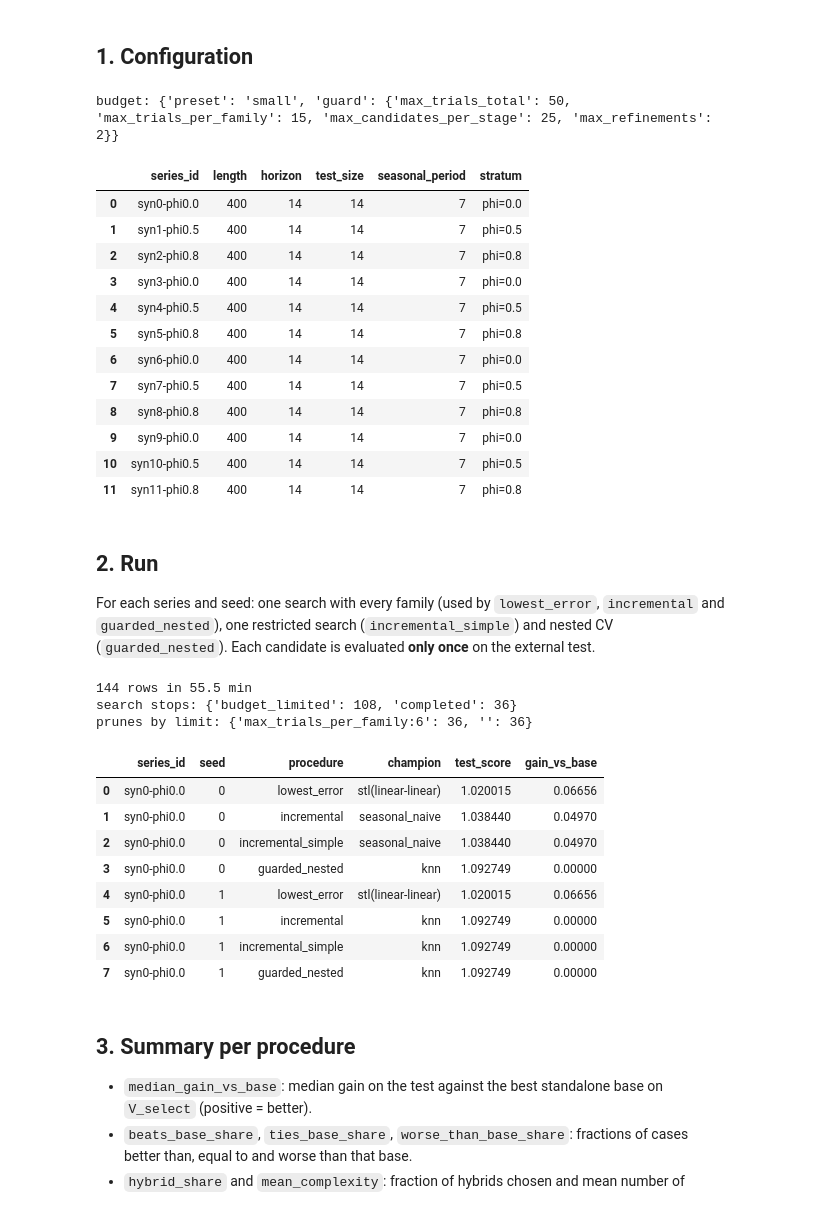
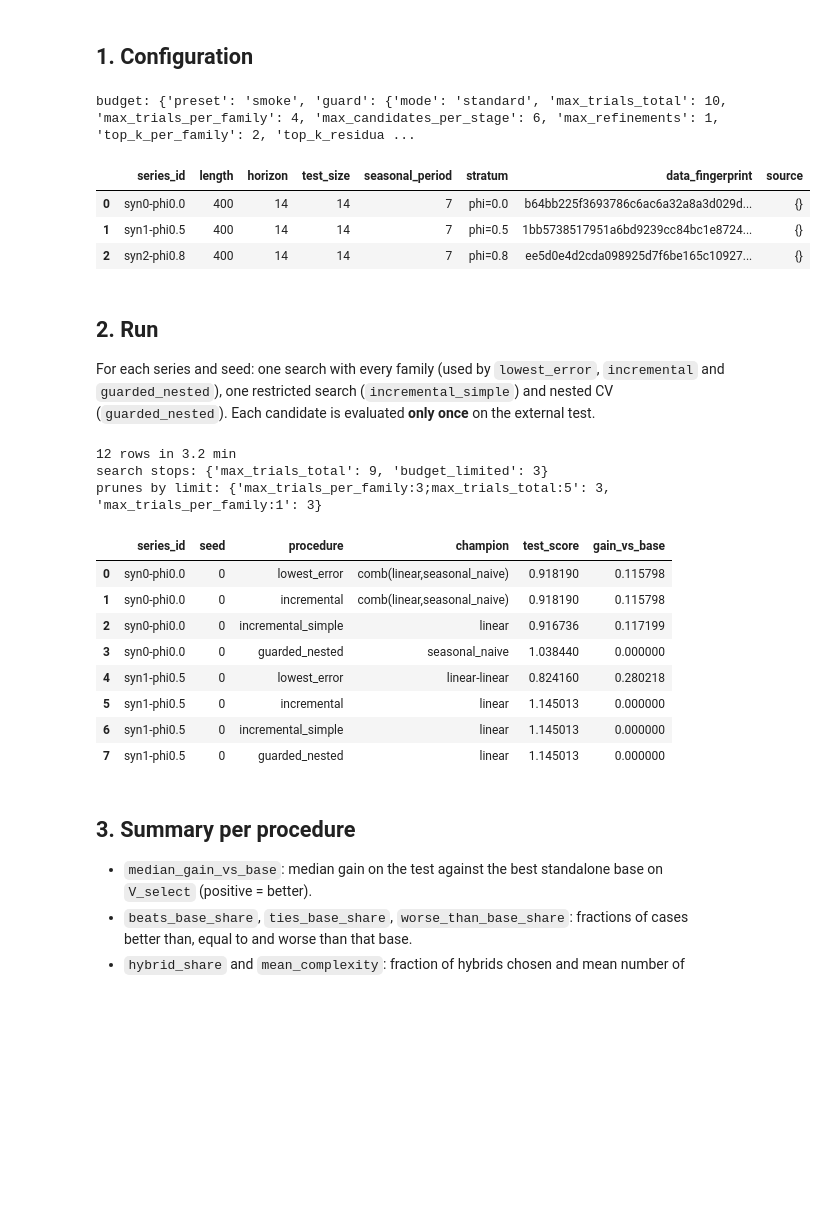
Before and after one commit to autohybts-lib/AutoHybTS, a Jupyter notebook: notebooks/en/09_ablation.ipynb, the cells around one changed output. Cells and saved outputs as stored; diff of their text form; code cells hidden in the pictures; blank space fills up the shorter version.

```diff
--- a/notebooks/en/09_ablation.ipynb
+++ b/notebooks/en/09_ablation.ipynb
@@ -56,36 +52,34 @@ The answers hold only for these series, this horizon and this budget.
 # %% [markdown]
 ## 1. Configuration
 # %%
-N_SERIES = 12
-SEEDS = (0, 1, 2)
-BUDGET = "small"  # 50 candidates: the search no longer stops at the total limit
+N_SERIES = 3
+SEEDS = (0,)
+BUDGET = "smoke"
+SPACE = {
+    "fold": 2,
+    "base_models": ("naive", "seasonal_naive", "linear"),
+    "correctors": ("linear",),
+    "residual_windows": (7,),
+    "alphas": (1.0,),
+}
 
 cases = list(synthetic_cases(N_SERIES))
-protocol = ablation_protocol(cases, SEEDS, BUDGET)
+protocol = ablation_protocol(cases, SEEDS, BUDGET, space=SPACE)
 print("budget:", protocol["budget"])
 pd.DataFrame(protocol["series"])
 # %% [output]
-budget: {'preset': 'small', 'guard': {'max_trials_total': 50, 'max_trials_per_family': 15, 'max_candidates_per_stage': 25, 'max_refinements': 2}}
+budget: {'preset': 'smoke', 'guard': {'mode': 'standard', 'max_trials_total': 10, 'max_trials_per_family': 4, 'max_candidates_per_stage': 6, 'max_refinements': 1, 'top_k_per_family': 2, 'top_k_residua ...
-|  | series_id | length | horizon | test_size | seasonal_period | stratum |
-| 0 | syn0-phi0.0 | 400 | 14 | 14 | 7 | phi=0.0 |
-| 1 | syn1-phi0.5 | 400 | 14 | 14 | 7 | phi=0.5 |
-| 2 | syn2-phi0.8 | 400 | 14 | 14 | 7 | phi=0.8 |
-| 3 | syn3-phi0.0 | 400 | 14 | 14 | 7 | phi=0.0 |
-| 4 | syn4-phi0.5 | 400 | 14 | 14 | 7 | phi=0.5 |
-| 5 | syn5-phi0.8 | 400 | 14 | 14 | 7 | phi=0.8 |
-| 6 | syn6-phi0.0 | 400 | 14 | 14 | 7 | phi=0.0 |
-| 7 | syn7-phi0.5 | 400 | 14 | 14 | 7 | phi=0.5 |
-| 8 | syn8-phi0.8 | 400 | 14 | 14 | 7 | phi=0.8 |
-| 9 | syn9-phi0.0 | 400 | 14 | 14 | 7 | phi=0.0 |
-| 10 | syn10-phi0.5 | 400 | 14 | 14 | 7 | phi=0.5 |
-| 11 | syn11-phi0.8 | 400 | 14 | 14 | 7 | phi=0.8 |
+|  | series_id | length | horizon | test_size | seasonal_period | stratum | data_fingerprint | source |
+| 0 | syn0-phi0.0 | 400 | 14 | 14 | 7 | phi=0.0 | b64bb225f3693786c6ac6a32a8a3d029d... | {} |
+| 1 | syn1-phi0.5 | 400 | 14 | 14 | 7 | phi=0.5 | 1bb5738517951a6bd9239cc84bc1e8724... | {} |
+| 2 | syn2-phi0.8 | 400 | 14 | 14 | 7 | phi=0.8 | ee5d0e4d2cda098925d7f6be165c10927... | {} |
 # %% [markdown]
 ## 2. Run
 
 For each series and seed: one search with every family (used by `lowest_error`, `incremental` and `guarded_nested`), one restricted search (`incremental_simple`) and nested CV (`guarded_nested`). Each candidate is evaluated **only once** on the external test.
 # %%
 started = time.perf_counter()
-table = run_ablation(cases, seeds=SEEDS, budget=BUDGET)
+table = run_ablation(cases, seeds=SEEDS, budget=BUDGET, space=SPACE)
 print(f"{len(table)} rows in {(time.perf_counter() - started) / 60:.1f} min")
 print("search stops:", table["stop_reason"].value_counts().to_dict())
 print(
@@ -94,18 +88,18 @@ print(
 )
 table[["series_id", "seed", "procedure", "champion", "test_score", "gain_vs_base"]].head(8)
 # %% [output]
-144 rows in 55.5 min
-search stops: {'budget_limited': 108, 'completed': 36}
-prunes by limit: {'max_trials_per_family:6': 36, '': 36}
+12 rows in 3.2 min
+search stops: {'max_trials_total': 9, 'budget_limited': 3}
+prunes by limit: {'max_trials_per_family:3;max_trials_total:5': 3, 'max_trials_per_family:1': 3}
 |  | series_id | seed | procedure | champion | test_score | gain_vs_base |
-| 0 | syn0-phi0.0 | 0 | lowest_error | stl(linear-linear) | 1.020015 | 0.06656 |
-| 1 | syn0-phi0.0 | 0 | incremental | seasonal_naive | 1.038440 | 0.04970 |
-| 2 | syn0-phi0.0 | 0 | incremental_simple | seasonal_naive | 1.038440 | 0.04970 |
-| 3 | syn0-phi0.0 | 0 | guarded_nested | knn | 1.092749 | 0.00000 |
-| 4 | syn0-phi0.0 | 1 | lowest_error | stl(linear-linear) | 1.020015 | 0.06656 |
-| 5 | syn0-phi0.0 | 1 | incremental | knn | 1.092749 | 0.00000 |
-| 6 | syn0-phi0.0 | 1 | incremental_simple | knn | 1.092749 | 0.00000 |
-| 7 | syn0-phi0.0 | 1 | guarded_nested | knn | 1.092749 | 0.00000 |
+| 0 | syn0-phi0.0 | 0 | lowest_error | comb(linear,seasonal_naive) | 0.918190 | 0.115798 |
+| 1 | syn0-phi0.0 | 0 | incremental | comb(linear,seasonal_naive) | 0.918190 | 0.115798 |
+| 2 | syn0-phi0.0 | 0 | incremental_simple | linear | 0.916736 | 0.117199 |
+| 3 | syn0-phi0.0 | 0 | guarded_nested | seasonal_naive | 1.038440 | 0.000000 |
+| 4 | syn1-phi0.5 | 0 | lowest_error | linear-linear | 0.824160 | 0.280218 |
+| 5 | syn1-phi0.5 | 0 | incremental | linear | 1.145013 | 0.000000 |
+| 6 | syn1-phi0.5 | 0 | incremental_simple | linear | 1.145013 | 0.000000 |
+| 7 | syn1-phi0.5 | 0 | guarded_nested | linear | 1.145013 | 0.000000 |
 # %% [markdown]
 ## 3. Summary per procedure
 
```
Also changed, not shown: parts of 13 cells of this notebook, 33 other files.
